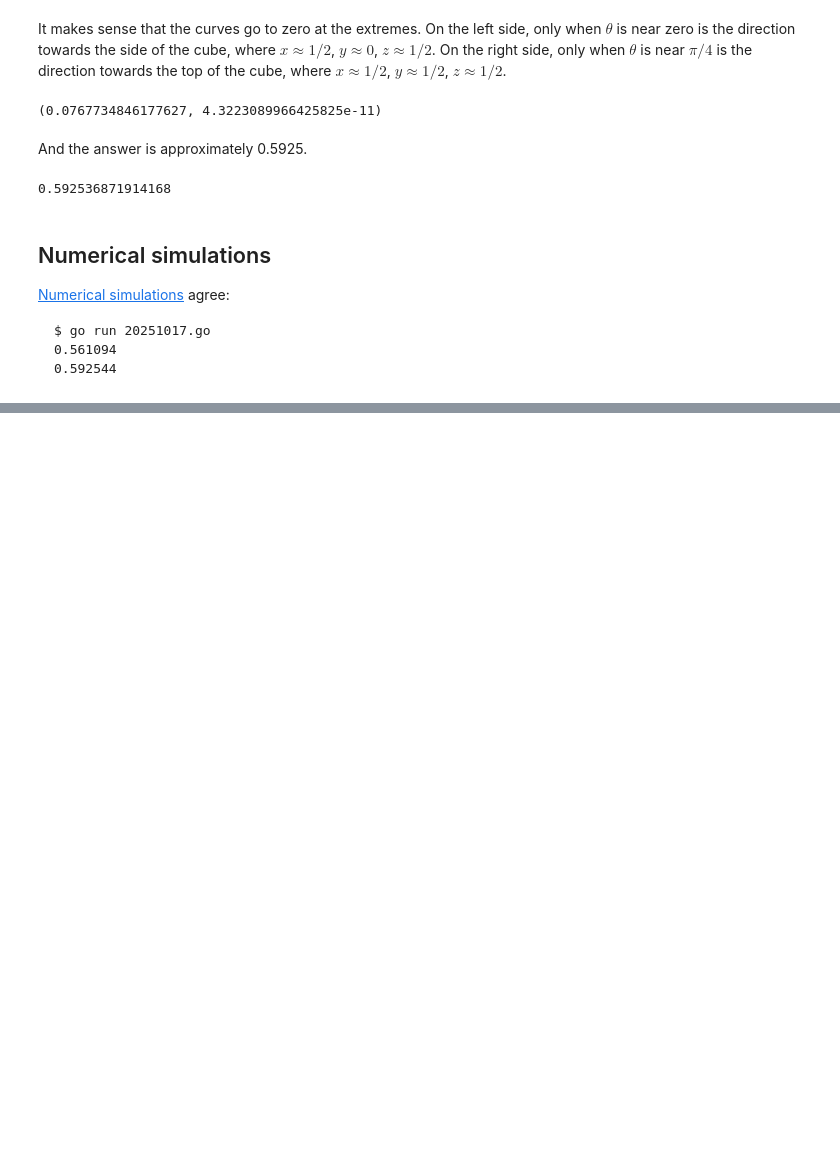
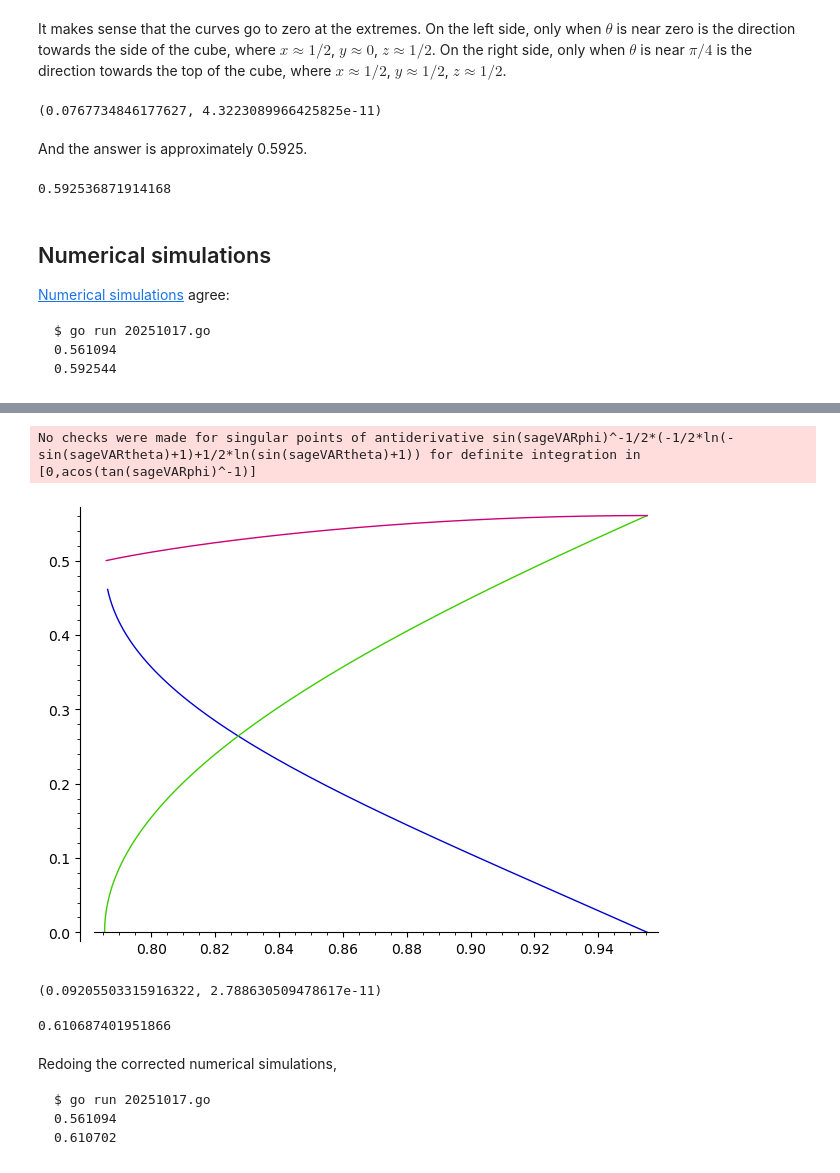
Before and after one commit to qpliu/sunday-puzzle, a Jupyter notebook: riddler/2025/20251017.ipynb, the cells around one changed output, grey strips where cells are left out. Saved outputs shown, nothing was run; the diff lists cells and outputs as text; code cells hidden in the pictures; blank space fills up the shorter version.

Commit message:
Correct wrong answer for fiddler 20251017 extra credit.

```diff
--- a/riddler/2025/20251017.ipynb
+++ b/riddler/2025/20251017.ipynb
@@ -100,0 +109,28 @@ Numerical simulations
+# %%
+r1 = 4/pi*integral(integral(1/(2*sin(phi)*cos(theta)),theta,0,pi/4)*sin(phi),phi,arctan(sqrt(2)),pi/2)
+r2 = 4/pi*integral(integral(1/(2*cos(phi)),theta,0,pi/4)*sin(phi),phi,0,pi/4)
+#r3 = 4/pi*integral(integral(1/(2*cos(phi)),theta,arccos(1/tan(phi)),pi/4)*sin(phi),phi,pi/4,arctan(sqrt(2)))
+#r4 = 4/pi*integral(integral(1/(2*sin(phi)*cos(theta)),theta,0,arccos(1/tan(phi)))*sin(phi),phi,pi/4,arctan(sqrt(2)))
+r3p = 4/pi*integral(1/(2*cos(phi)),theta,arccos(1/tan(phi)),pi/4)*sin(phi)
+r4p = 4/pi*integral(1/(2*sin(phi)*cos(theta)),theta,0,arccos(1/tan(phi)))*sin(phi)
+# %% [output]
+No checks were made for singular points of antiderivative sin(sageVARphi)^-1/2*(-1/2*ln(-sin(sageVARtheta)+1)+1/2*ln(sin(sageVARtheta)+1)) for definite integration in [0,acos(tan(sageVARphi)^-1)]
+# %%
+plot([r3p,r4p,r3p+r4p],pi/4,arctan(sqrt(2)))
+# %% [output]
+[figure, added]
+# %%
+r3 = numerical_integral(r3p+r4p,pi/4,arctan(sqrt(2)))
+r3
+# %% [output]
+(0.09205503315916322, 2.788630509478617e-11)
+# %%
+numerical_approx(r1+r2+r3[0])
+# %% [output]
+0.610687401951866
+# %% [markdown]
+Redoing the corrected numerical simulations,
+
+    $ go run 20251017.go
+    0.561094
+    0.610702
```
Also changed, not shown: parts of 1 cell of this notebook, 1 other file.
